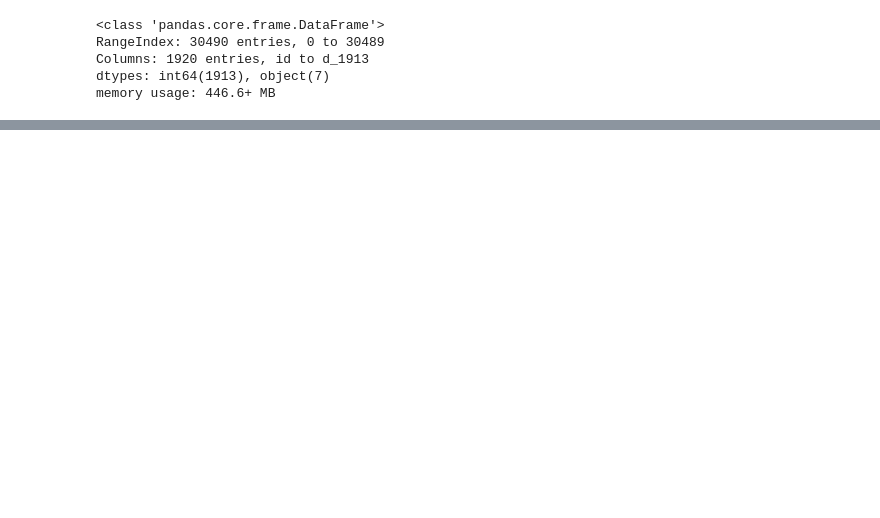
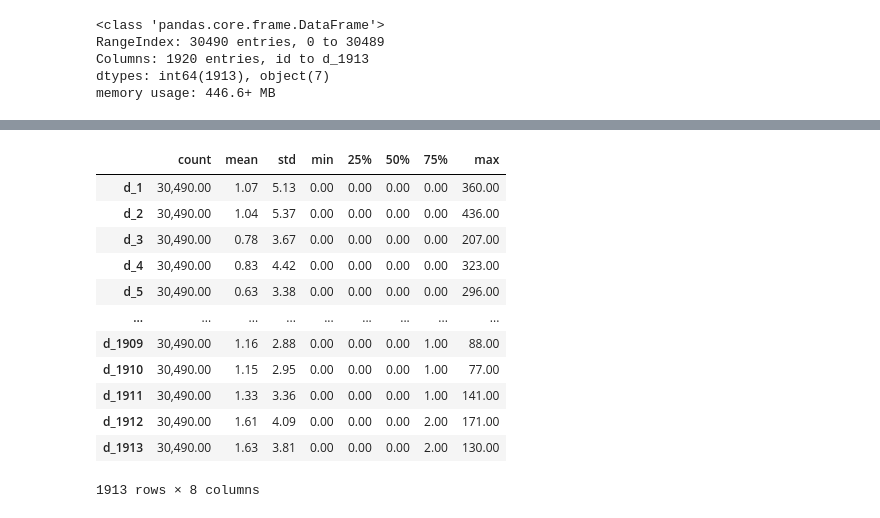
Before and after one commit to pepitogrillo7/TFM-DS-MARKET-GRUPO-4-NUCLIO, a Jupyter notebook: NUCLIO TFM 1023/DSMarket/first_steps_dsmarket_Simeon.ipynb, the cells around one changed output, grey strips where cells are left out. Saved outputs shown, nothing was run; the diff lists cells and outputs as text; code cells hidden in the pictures; blank space fills up the shorter version.

```diff
--- a/NUCLIO TFM 1023/DSMarket/first_steps_dsmarket_Simeon.ipynb
+++ b/NUCLIO TFM 1023/DSMarket/first_steps_dsmarket_Simeon.ipynb
@@ -615 +454,17 @@ pd_prices_sin_duplicados = pd_prices_sin_duplicados.dropna(subset='yearweek')
+# %%
+pd_sales.describe().T
+# %% [output]
+|  | count | mean | std | min | 25% | 50% | 75% | max |
+| d_1 | 30,490.00 | 1.07 | 5.13 | 0.00 | 0.00 | 0.00 | 0.00 | 360.00 |
+| d_2 | 30,490.00 | 1.04 | 5.37 | 0.00 | 0.00 | 0.00 | 0.00 | 436.00 |
+| d_3 | 30,490.00 | 0.78 | 3.67 | 0.00 | 0.00 | 0.00 | 0.00 | 207.00 |
+| d_4 | 30,490.00 | 0.83 | 4.42 | 0.00 | 0.00 | 0.00 | 0.00 | 323.00 |
+| d_5 | 30,490.00 | 0.63 | 3.38 | 0.00 | 0.00 | 0.00 | 0.00 | 296.00 |
+| ... | ... | ... | ... | ... | ... | ... | ... | ... |
+| d_1909 | 30,490.00 | 1.16 | 2.88 | 0.00 | 0.00 | 0.00 | 1.00 | 88.00 |
+| d_1910 | 30,490.00 | 1.15 | 2.95 | 0.00 | 0.00 | 0.00 | 1.00 | 77.00 |
+| d_1911 | 30,490.00 | 1.33 | 3.36 | 0.00 | 0.00 | 0.00 | 1.00 | 141.00 |
+| d_1912 | 30,490.00 | 1.61 | 4.09 | 0.00 | 0.00 | 0.00 | 2.00 | 171.00 |
+| d_1913 | 30,490.00 | 1.63 | 3.81 | 0.00 | 0.00 | 0.00 | 2.00 | 130.00 |
+1913 rows × 8 columns
 # %%
```
Also changed, not shown: parts of 28 cells of this notebook.
